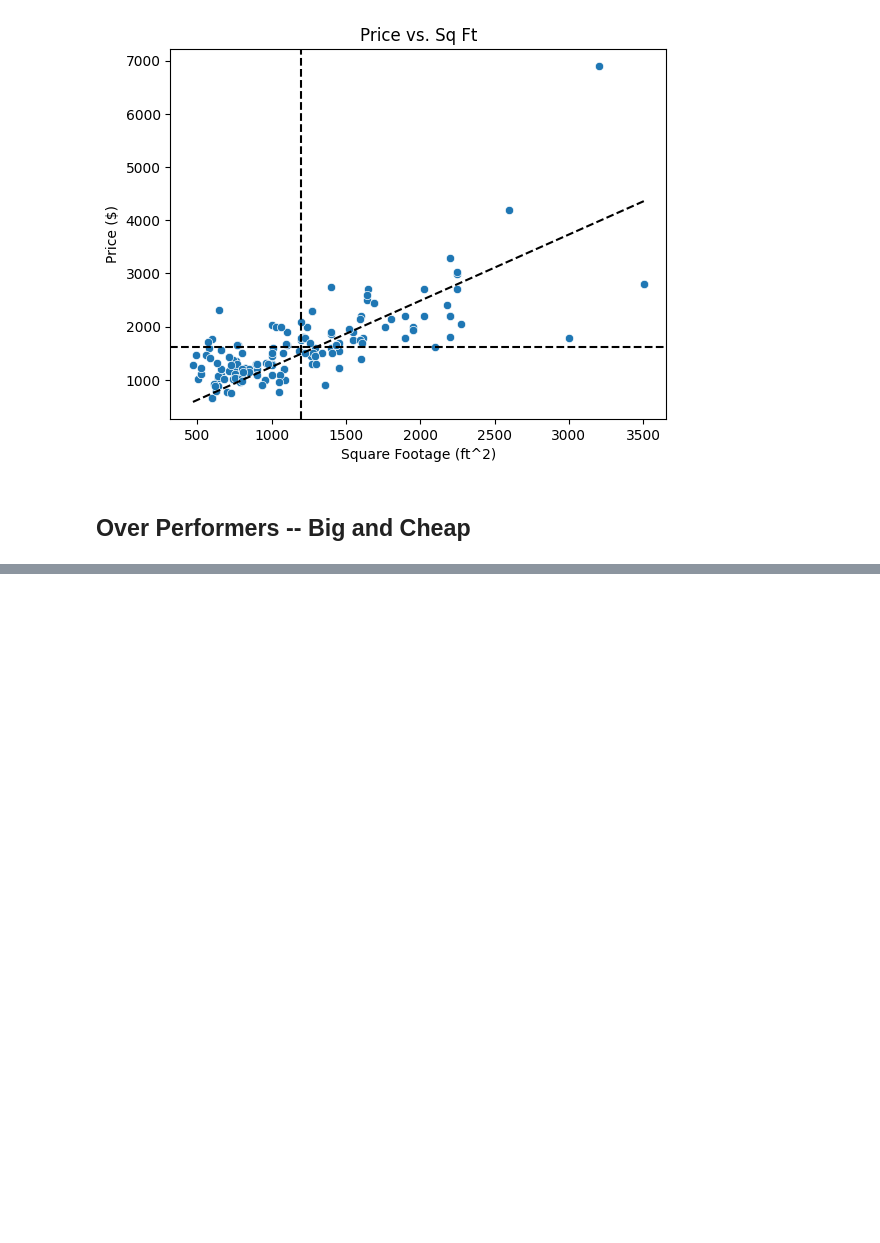
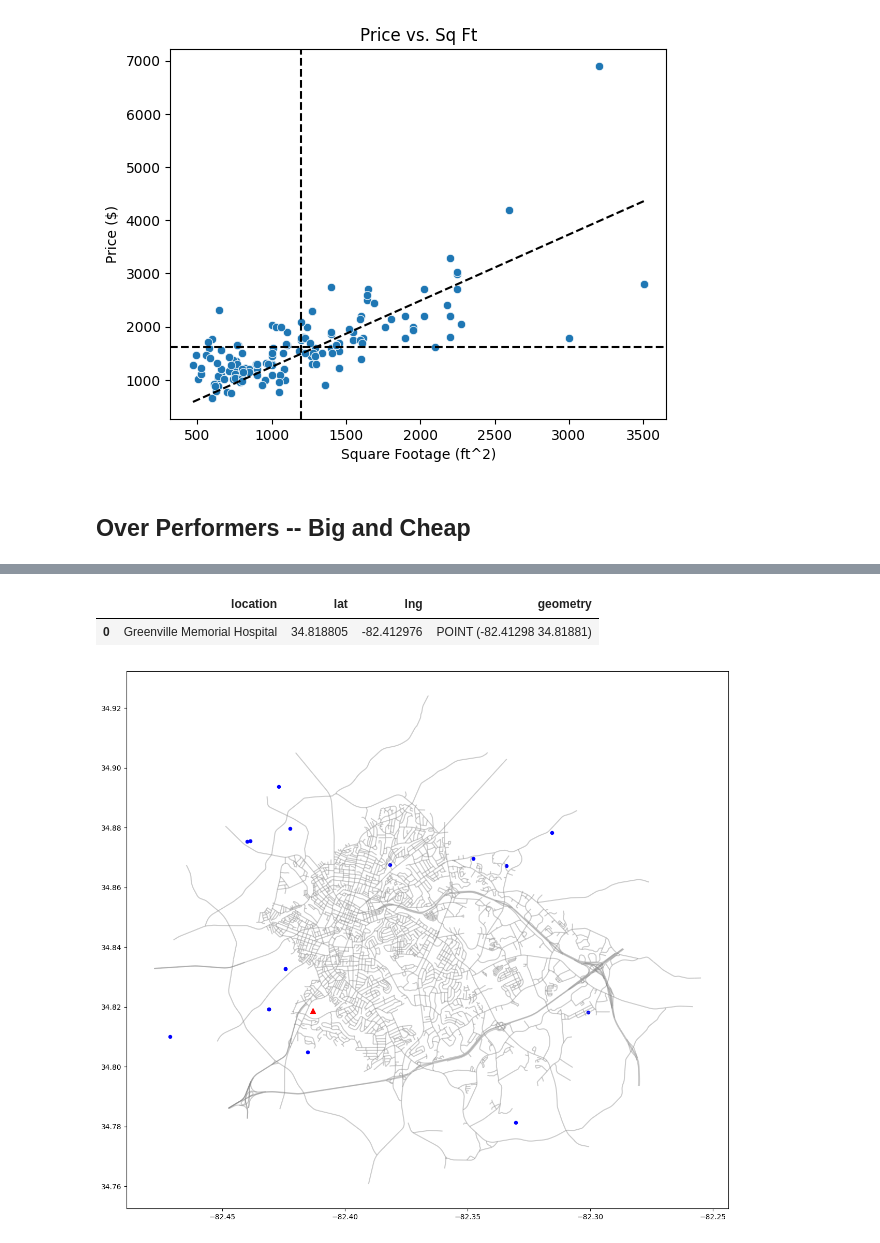
Before and after one commit to mbcalli/apartment-search, a Jupyter notebook: scrape.ipynb, the cells around one changed output, grey strips where cells are left out. Cells and saved outputs as stored; diff of their text form; code cells hidden in the pictures; blank space fills up the shorter version.

Commit message:
added plotting

```diff
--- a/scrape.ipynb
+++ b/scrape.ipynb
@@ -262,0 +272,22 @@ over_performers
+# %%
+def get_geo(address):
+    base_url= "https://maps.googleapis.com/maps/api/geocode/json?"
+    parameters = {"address": address,
+                "key": API_KEY}
+    r = requests.get(f"{base_url}{urllib.parse.urlencode(parameters)}")
+    data = json.loads(r.content)
+    try:
+        geo_location = data.get("results")[0].get("geometry").get("location")
+        return geo_location['lat'], geo_location['lng']
+    except:
+        return np.nan, np.nan
+
+over_performers[['lat', 'lng']] = over_performers.apply(lambda x: get_geo(x['address']), axis=1, result_type='expand')
+over_performers
+# %%
+street_map = gpd.read_file('Streets.shp')
+street_map = street_map.to_crs('EPSG:4326')
+# %%
+geometry = [Point(xy) for xy in zip(over_performers['lng'], over_performers['lat'])]
+geo_df = gpd.GeoDataFrame(over_performers, geometry=geometry, crs={'init': 'EPSG:4326'})
+geo_df
@@ -262,0 +312,20 @@ over_performers
+# %%
+hospital_df = pd.DataFrame({
+    'location': ['Greenville Memorial Hospital'],
+    'lat': [34.8188051257128],
+    'lng': [-82.41297623609863]
+})
+hospital_geometry = [Point(xy) for xy in zip(hospital_df['lng'], hospital_df['lat'])]
+hospital_geo_df = gpd.GeoDataFrame(hospital_df, geometry=hospital_geometry, crs={'init': 'EPSG:4326'})
+hospital_geo_df
+# %% [output]
+|  | location | lat | lng | geometry |
+| 0 | Greenville Memorial Hospital | 34.818805 | -82.412976 | POINT (-82.41298 34.81881) |
+# %%
+fig, ax = plt.subplots(figsize=(15, 15))
+street_map.plot(ax=ax, alpha=0.4, color='grey')
+geo_df.plot(ax=ax, markersize=20, color='blue', marker='o')
+hospital_geo_df.plot(ax=ax, markersize=50, color='red', marker='^')
+plt.show()
+# %% [output]
+[figure, added]
```
Also changed, not shown: parts of 3 cells of this notebook, 8 other files.
